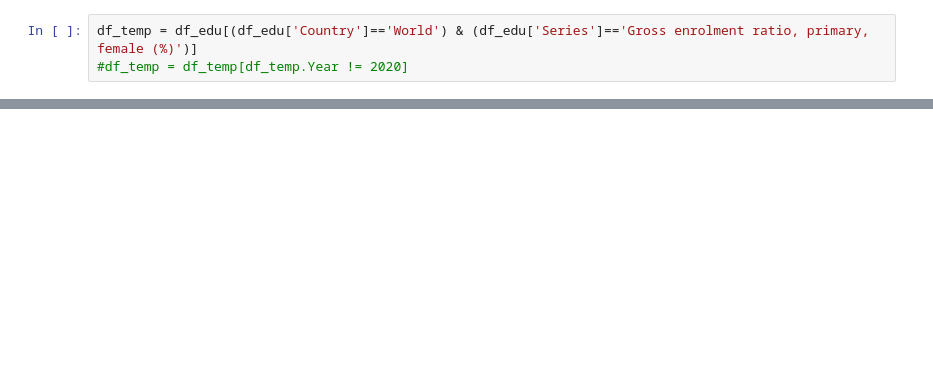
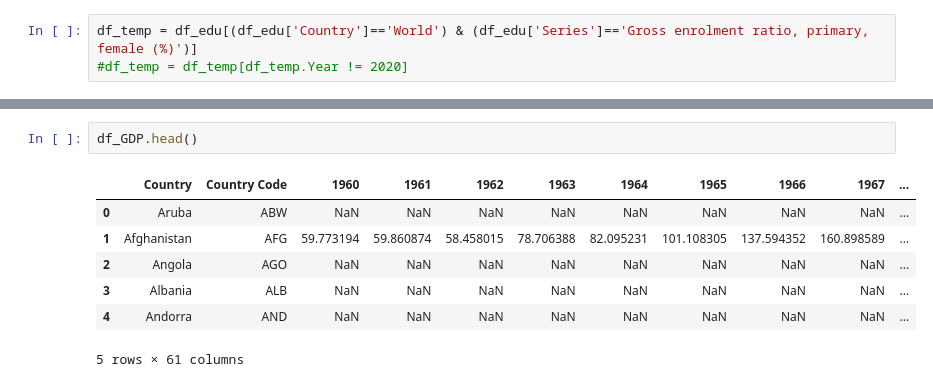
Before and after one commit to applesomthing/Life-Expectancy, a Jupyter notebook: Life Expectancy .ipynb, the cells around one changed output, grey strips where cells are left out. Drawn from its saved outputs; the diff is of its cells as text; blank space fills up the shorter version.

```diff
--- a/Life Expectancy .ipynb
+++ b/Life Expectancy .ipynb
@@ -182,0 +232,10 @@ plt.grid(axis='y')
+# %%
+df_GDP.head()
+# %% [output]
+|  | Country | Country Code | 1960 | 1961 | 1962 | 1963 | 1964 | 1965 | 1966 | 1967 | ... |
+| 0 | Aruba | ABW | NaN | NaN | NaN | NaN | NaN | NaN | NaN | NaN | ... |
+| 1 | Afghanistan | AFG | 59.773194 | 59.860874 | 58.458015 | 78.706388 | 82.095231 | 101.108305 | 137.594352 | 160.898589 | ... |
+| 2 | Angola | AGO | NaN | NaN | NaN | NaN | NaN | NaN | NaN | NaN | ... |
+| 3 | Albania | ALB | NaN | NaN | NaN | NaN | NaN | NaN | NaN | NaN | ... |
+| 4 | Andorra | AND | NaN | NaN | NaN | NaN | NaN | NaN | NaN | NaN | ... |
+5 rows × 61 columns
```
Also changed, not shown: parts of 27 cells of this notebook, 1 other file.
